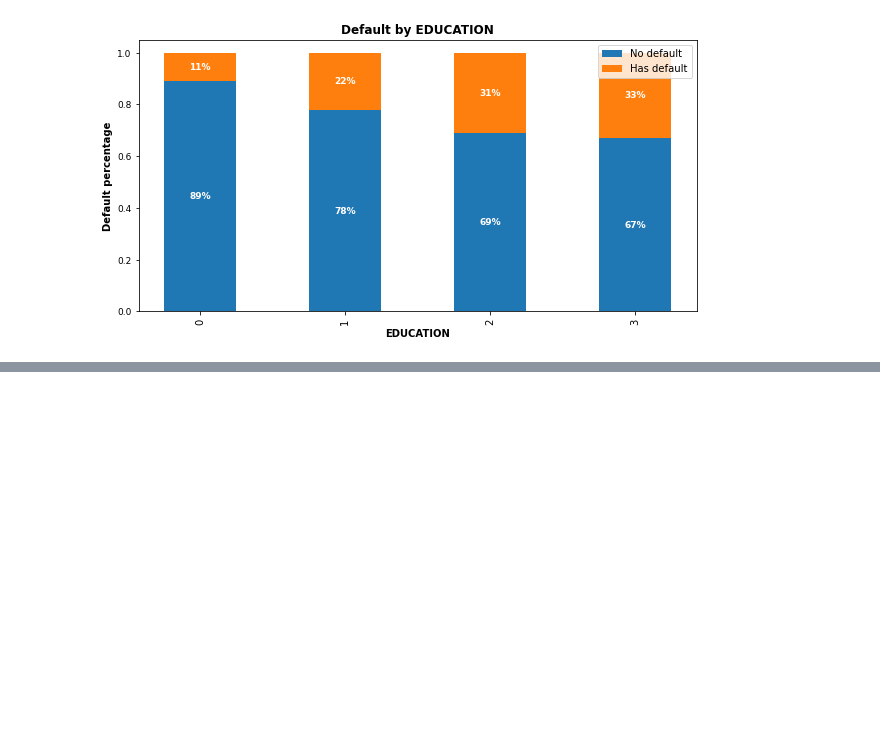
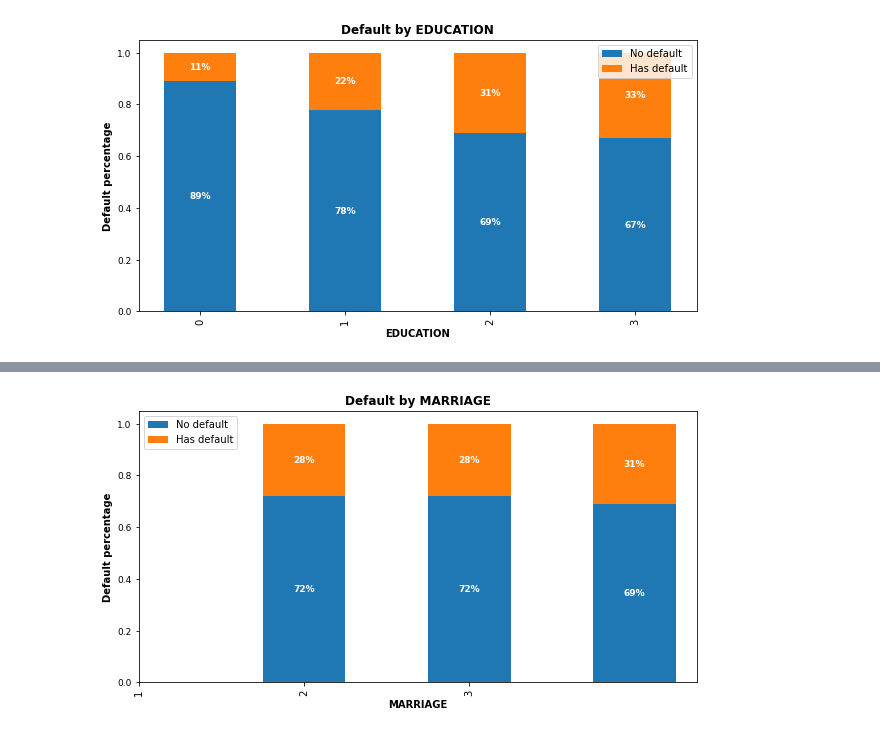
Before and after one commit to AnshRockstar/Credit-Card-Default-Analysis, a Jupyter notebook: Credit_Card_Default_Prediction_Capstone_Projectipynb.ipynb, the cells around one changed output, grey strips where cells are left out. Saved outputs shown, nothing was run; the diff lists cells and outputs as text; code cells hidden in the pictures; blank space fills up the shorter version.

```diff
--- a/Credit_Card_Default_Prediction_Capstone_Projectipynb.ipynb
+++ b/Credit_Card_Default_Prediction_Capstone_Projectipynb.ipynb
@@ -270,0 +305,4 @@ relationship_bar('EDUCATION')
+# %%
+relationship_bar('MARRIAGE')
+# %% [output]
+[figure, added]
```
Also changed, not shown: parts of 2 cells of this notebook.
